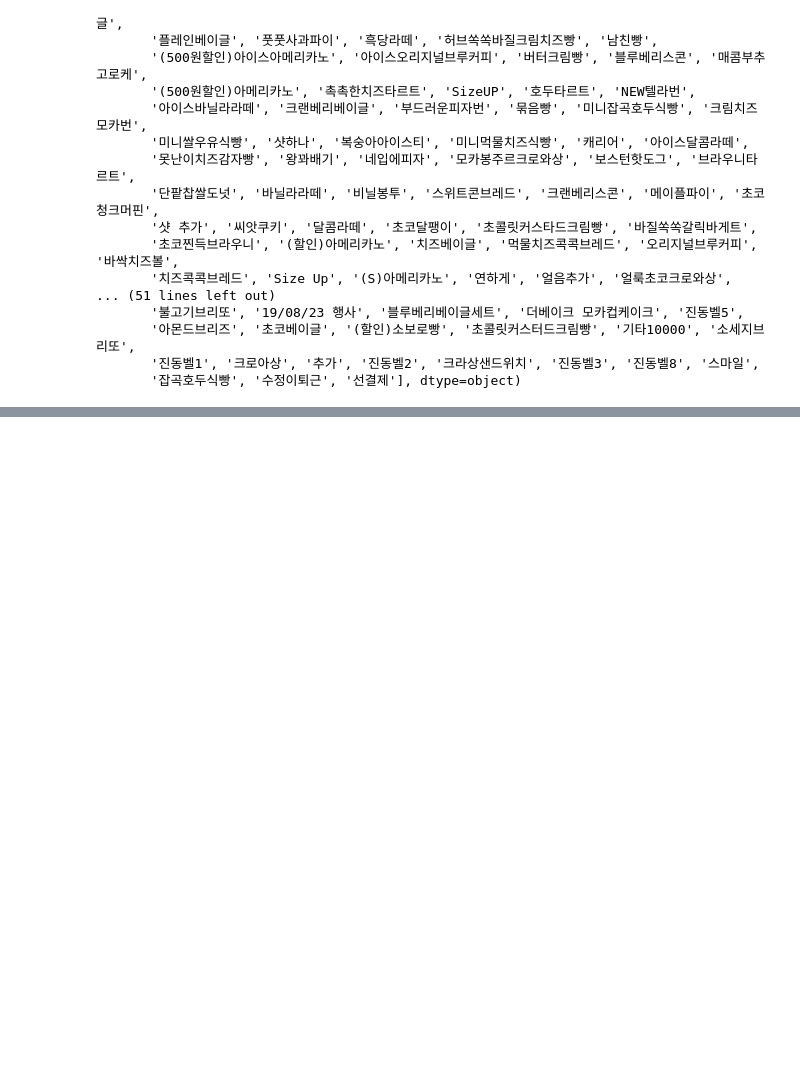
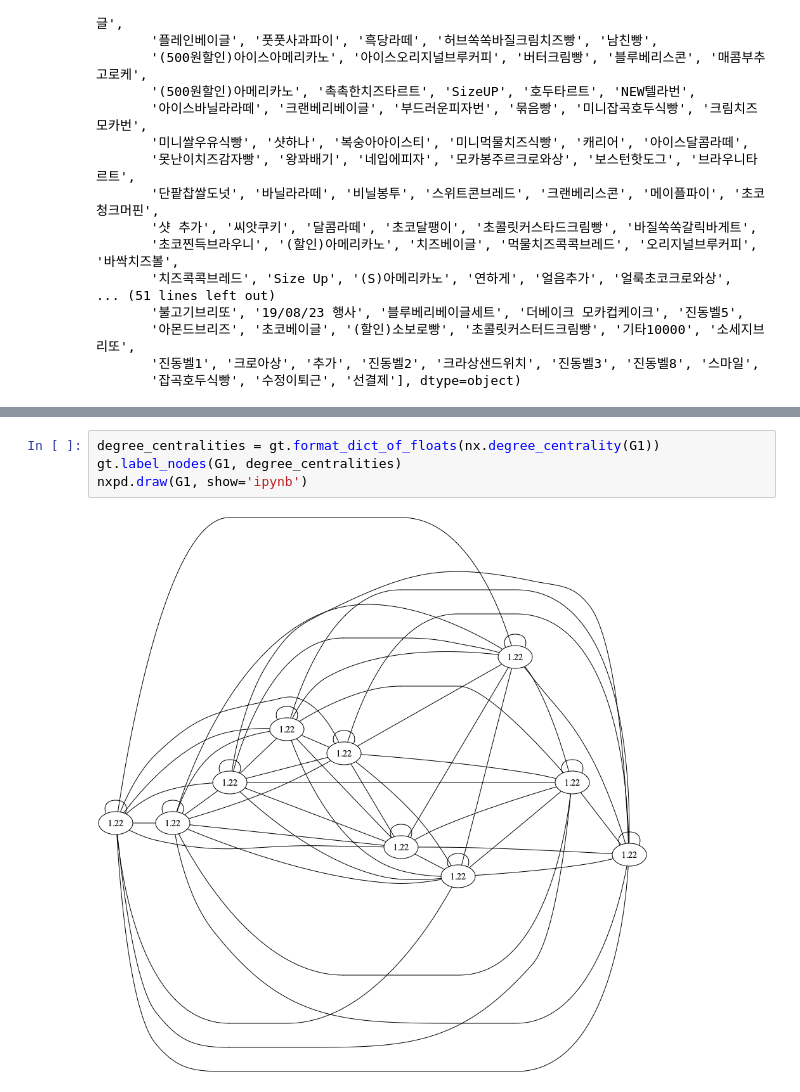
Before and after one commit to chul0717/capstone2, a Jupyter notebook: src/clustering.ipynb, the cells around one changed output, grey strips where cells are left out. Saved outputs shown, nothing was run; the diff lists cells and outputs as text; blank space fills up the shorter version.

```diff
--- a/src/clustering.ipynb
+++ b/src/clustering.ipynb
@@ -214,0 +310,6 @@ NetworkXError: Input is not a correct numpy matrix or array.
+# %%
+degree_centralities = gt.format_dict_of_floats(nx.degree_centrality(G1))
+gt.label_nodes(G1, degree_centralities)
+nxpd.draw(G1, show='ipynb')
+# %% [output]
+[figure, added]
```
Also changed, not shown: parts of 15 cells of this notebook.
